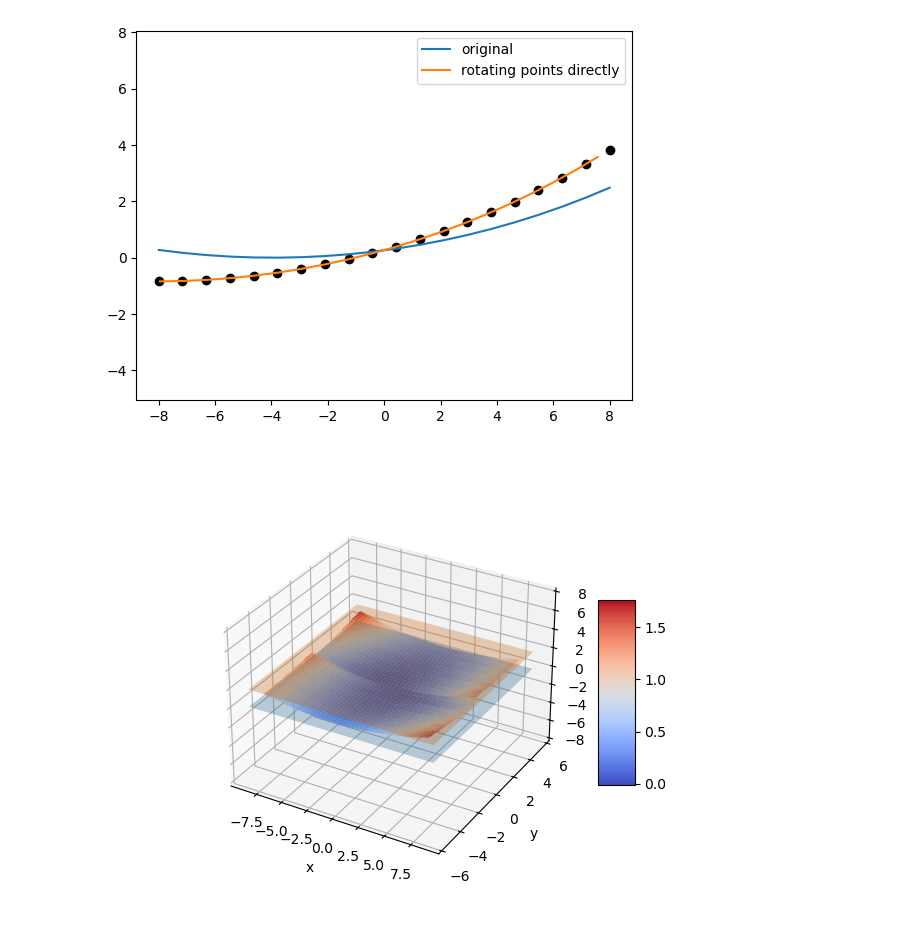
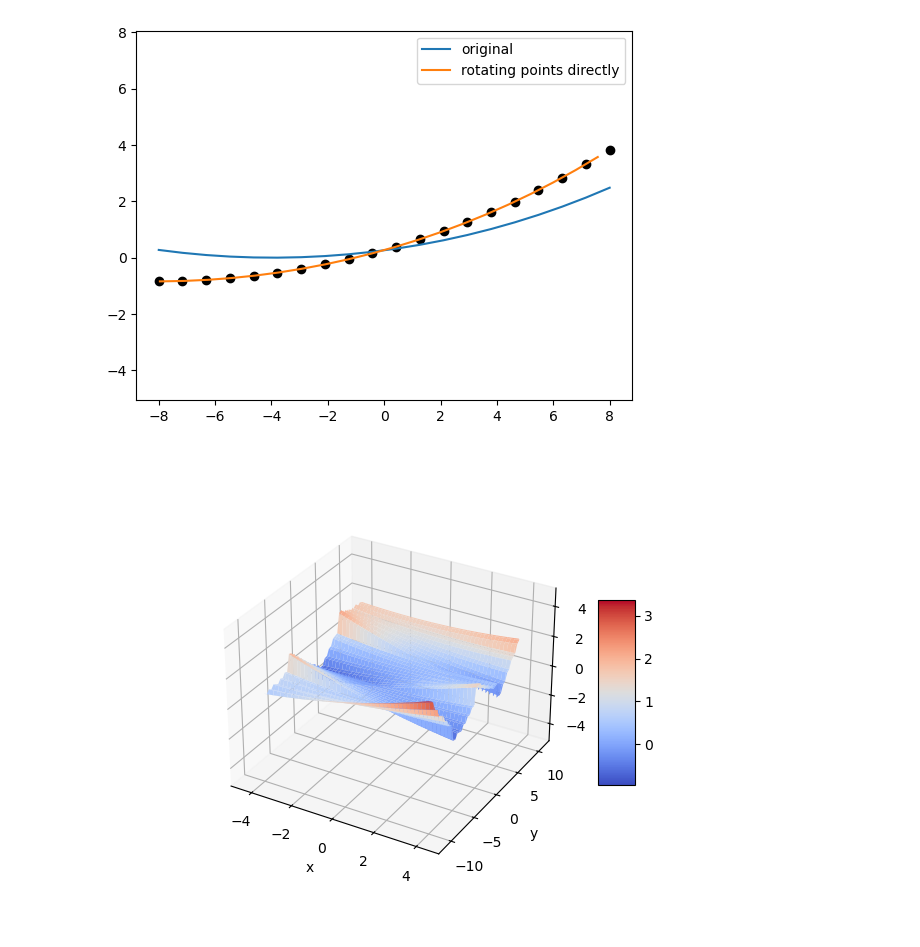
Before and after one commit to ellenle3/ifugen, a Jupyter notebook: python/surface_generator.ipynb, the cells around one changed output. Cells and saved outputs as stored; diff of their text form; code cells hidden in the pictures.

```diff
--- a/python/surface_generator.ipynb
+++ b/python/surface_generator.ipynb
@@ -69,6 +32,7 @@ active_y = False
 dalpha = 0
 dbeta = -8
 dgamma = 5
+gamma_offset = 0
 alpha_cen = 0
 beta_cen = 10
 gamma_cen = 0
@@ -81,7 +45,7 @@ xgap_width = 0
 xgap_depth = -3
 ygap_width = 0
 ygap_depth = 2
-p = ImageSlicerParams(n_each, n_rows, n_cols, mode, trace_walls, active_x, active_y, dalpha, dbeta, dgamma, alpha_cen, beta_cen, gamma_cen, dx, dy, c, k, xgap_width, xgap_depth, ygap_width, ygap_depth)
+p = ImageSlicerParams(n_each, n_rows, n_cols, mode, trace_walls, active_x, active_y, dalpha, dbeta, dgamma, gamma_offset, alpha_cen, beta_cen, gamma_cen, dx, dy, c, k, xgap_width, xgap_depth, ygap_width, ygap_depth)
 
 yt = 0
 x = np.linspace(-20, 20, 200)
@@ -162,6 +136,7 @@ active_y = False
 dalpha = -15
 dbeta = 15
 dgamma = 10
+gamma_offset = 0
 alpha_cen = 0
 beta_cen = 5
 gamma_cen = -5
@@ -174,7 +149,7 @@ xgap_width = 0
 xgap_depth = 3
 ygap_width = 0.5
 ygap_depth = 2
-p = ImageSlicerParams(n_each, n_rows, n_cols, mode, trace_walls, active_x, active_y, dalpha, dbeta, dgamma, alpha_cen, beta_cen, gamma_cen, dx, dy, c, k, xgap_width, xgap_depth, ygap_width, ygap_depth)
+p = ImageSlicerParams(n_each, n_rows, n_cols, mode, trace_walls, active_x, active_y, dalpha, dbeta, dgamma, gamma_offset, alpha_cen, beta_cen, gamma_cen, dx, dy, c, k, xgap_width, xgap_depth, ygap_width, ygap_depth)
 
 xt = 0
 y = np.linspace(-20, 20, 200)
@@ -382,15 +355,16 @@ sag_func = conic_3d_sag
 critical_xy_func = conic_3d_critical_xy
 
 n_each = 5
-n_rows = 2
-n_cols = 2
-mode = 1
+n_rows = 4
+n_cols = 1
+mode = 2
 trace_gaps = False
 active_x = False
 active_y = False
-dalpha = 3
-dbeta = 2
-dgamma = 1
+dalpha = 0
+dbeta = 0
+dgamma = 5
+gamma_offset = 15
 alpha_cen = 0
 beta_cen = 0
 gamma_cen = 0
@@ -403,41 +377,39 @@ xgap_width = 0
 xgap_depth = -0.5
 ygap_width = 0
 ygap_depth = -0.8
-p = ImageSlicerParams(n_each, n_rows, n_cols, mode, trace_gaps, active_x, active_y, dalpha, dbeta, dgamma, alpha_cen, beta_cen, gamma_cen, dx, dy, c, k, xgap_width, xgap_depth, ygap_width, ygap_depth)
+p = ImageSlicerParams(n_each, n_rows, n_cols, mode, trace_gaps, active_x, active_y, dalpha, dbeta, dgamma, gamma_offset, alpha_cen, beta_cen, gamma_cen, dx, dy, c, k, xgap_width, xgap_depth, ygap_width, ygap_depth)
 xsize, ysize = get_slicer_size(p)
 
 N = 200
 
 #Nx = n_cols * 8
 #Ny = n_rows * n_each * 8
 x = np.linspace(-1.1*xsize/2,1.1*xsize/2,N)
 y = np.linspace(-1.1*ysize/2,1.1*ysize/2,N)
 
 Z = np.zeros((N,N))
 for i,x1 in enumerate(x):
     for j,y1 in enumerate(y):
         Z[j,i]=make_image_slicer(x1, y1, p, sag_func)
         #Z[i,j]=make_image_slicer2(x1, y1, n_each, dalpha, dbeta, alpha_cen, beta_cen, dx, dy, rx, ry, kx, ky)
 
 
 X, Y = np.meshgrid(x, y)
 #Z2 = make_slice(X, Y, rx, ry, kx, ky, 0, 0)
 
-zmin, zmax = find_global_extrema_slicer(p, sag_func, critical_xy_func)
+#zmin, zmax = find_global_extrema_slicer(p, sag_func, critical_xy_func)
 
 fig, ax = plt.subplots(subplot_kw={"projection": "3d"})
 surf = ax.plot_surface(X, Y, Z, cmap=cm.coolwarm)
-ax.plot_surface(X,Y,np.ones((N,N))*zmin, alpha=0.3)
-ax.plot_surface(X,Y,np.ones((N,N))*zmax, alpha=0.3)
-#ax.scatter(9.487179487179485,-4.364548494983277,-0.6999614810235664, c='g')
-#ax.scatter(9.487179487179485,14.899665551839465,3.8157755724491054, c='g')
+#ax.plot_surface(X,Y,np.ones((N,N))*zmin, alpha=0.3)
+#ax.plot_surface(X,Y,np.ones((N,N))*zmax, alpha=0.3)
 #surf = ax.plot_surface(X, Y, Z2, cmap=cm.viridis)
 #ax.zaxis.set_major_formatter('{x:.02f}')
 #ax.view_init(azim=90, elev=0)
 ax.set_xlabel("x")
 ax.set_ylabel("y")
-ax.set_zlim(-8, 8)
+ax.set_zlim(-5, 5)
 fig.colorbar(surf, shrink=0.5, aspect=5)
 plt.show()
 # %% [output]
-[figure, old version]
+[figure, new version]
```
Also changed, not shown: parts of 4 cells of this notebook, 9 other files.
